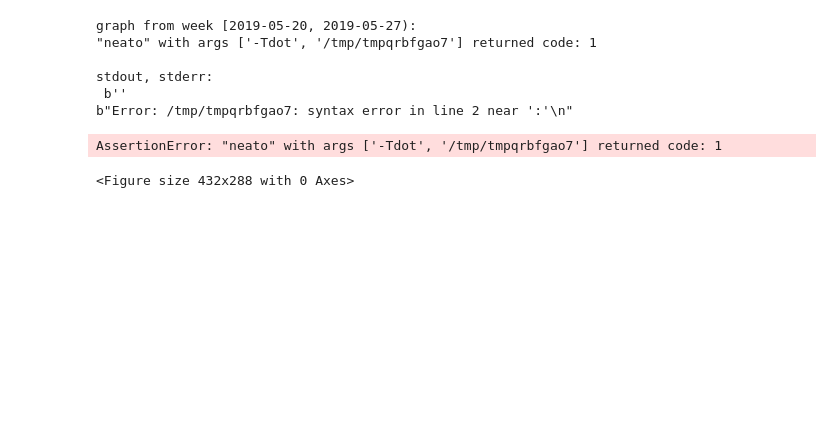
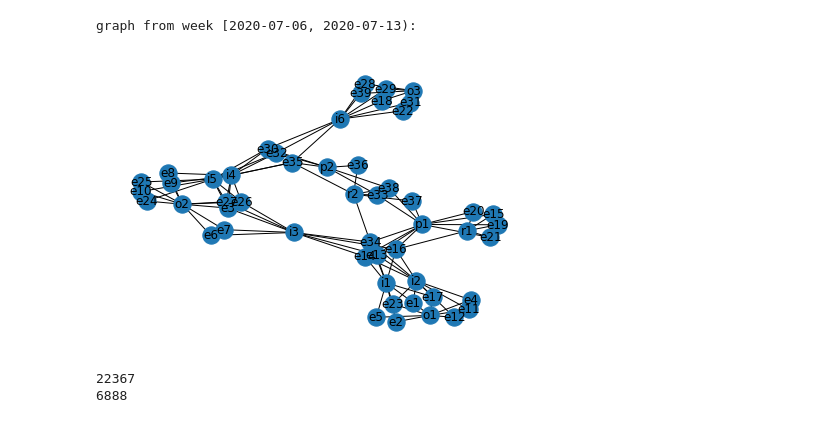
Before and after one commit to DerAndereJohannes/ocel-features, a Jupyter notebook: examples/notebooks/log2graph.ipynb, the cells around one changed output. Drawn from its saved outputs; the diff is of its cells as text; code cells hidden in the pictures; blank space fills up the shorter version.

```diff
--- a/examples/notebooks/log2graph.ipynb
+++ b/examples/notebooks/log2graph.ipynb
@@ -28,15 +22,8 @@ graphs = n4j.get_weekly_graphs(log, set(range(5)))
 # %%
+from collections import Counter
 for k, v in graphs.items():
     print(f'graph from week [{k}, {k + timedelta(days=7)}):')
     pg.show_graph_plt(v)
-    print(v)
-    break
 # %% [output]
-graph from week [2019-05-20, 2019-05-27):
-"neato" with args ['-Tdot', '/tmp/tmpqrbfgao7'] returned code: 1
-
-stdout, stderr:
- b''
-b"Error: /tmp/tmpqrbfgao7: syntax error in line 2 near ':'\n"
+graph from week [2020-07-06, 2020-07-13):
-AssertionError: "neato" with args ['-Tdot', '/tmp/tmpqrbfgao7'] returned code: 1
-<Figure size 432x288 with 0 Axes>
+[figure, added]
@@ -42,0 +104,42 @@ AssertionError: "neato" with args ['-Tdot', '/tmp/tmpqrbfgao7'] returned code: 1
+# %%
+test_log = ocel.import_log('../logs/running-example.jsonocel')
+
+def get_time_binning(log):
+    vol_series = [v['ocel:timestamp'] for v in log['ocel:events'].values()]
+    return do.equal_time_width_bins(vol_series)
+
+
+def remove_bin_gaps(bin_list):
+    id_dict = {b: i for i, b in enumerate(set(bin_list))}
+    return [id_dict[b] for b in bin_list]
+
+
+def get_activity_binning(log, bin_list):
+    curr_id = bin_list[0]
+    bin_volatility = [0 for i in range(bin_list[-1]+1)]
+    head = 0
+    tail = 0
+    print(max(bin_list))
+
+    for i, b in enumerate(bin_list):
+        if b != curr_id:
+            series = bin_list[head:tail]
+            bin_volatility[curr_id] = len(series)
+            curr_id = b
+            head = tail
+
+        tail = tail + 1
+
+
+
+    return bin_volatility
+
+
+
+
+# print(get_time_binning(test_log))
+ab_separate = get_activity_binning(test_log, get_time_binning(test_log))
+ab = get_activity_binning(test_log, remove_bin_gaps(get_time_binning(test_log)))
+# %% [output]
+22367
+6888
```
Also changed, not shown: parts of 10 cells of this notebook, 4 other files.
